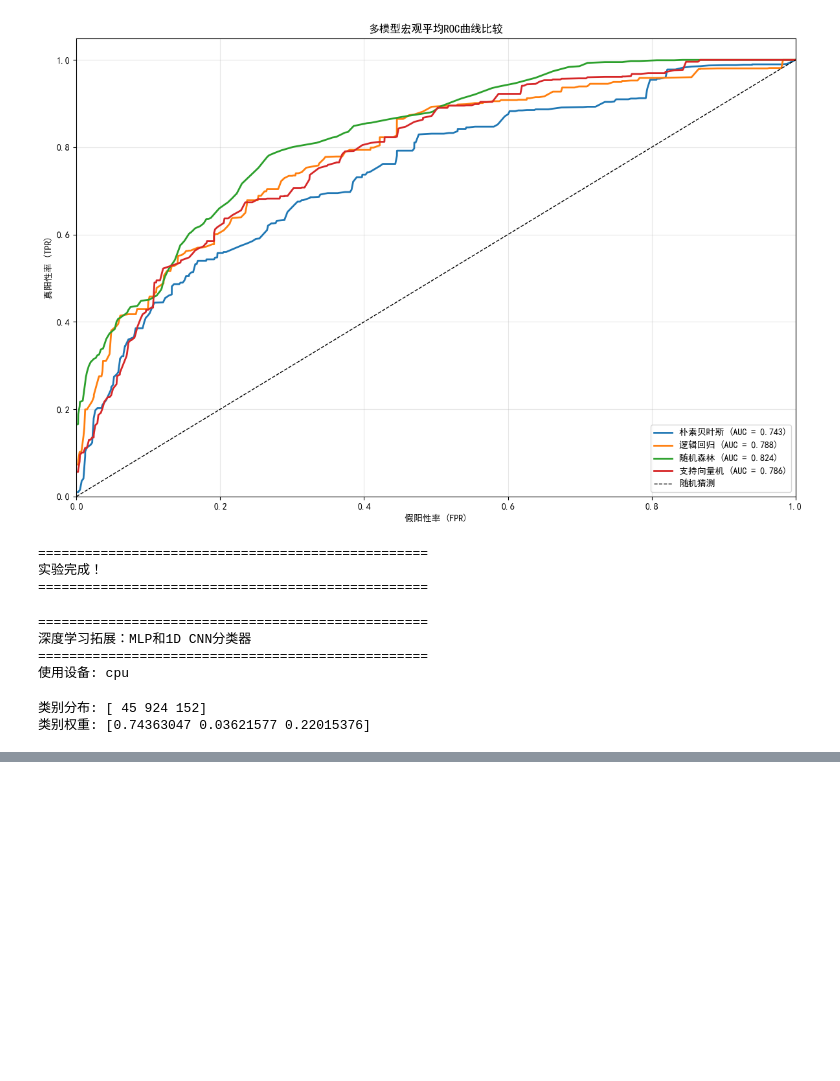
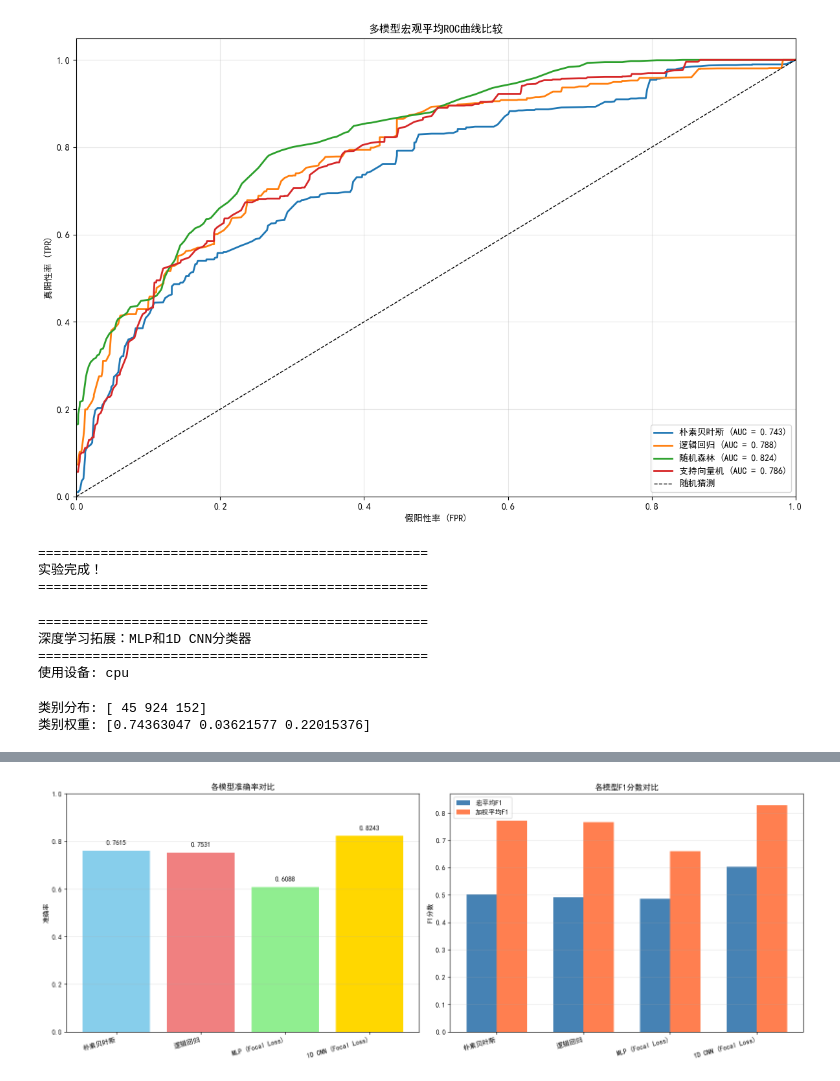
Before and after one commit to sjq0098/Machine_Learning, a Jupyter notebook: lab4/Naive_Bayes_classification.ipynb, the cells around one changed output, grey strips where cells are left out. Cells and saved outputs as stored; diff of their text form; code cells hidden in the pictures; blank space fills up the shorter version.

```diff
--- a/lab4/Naive_Bayes_classification.ipynb
+++ b/lab4/Naive_Bayes_classification.ipynb
@@ -1046,0 +1309,86 @@ ValueError: Expected more than 1 value per channel when training, got input size
+# %%
+# ==================== 所有模型综合对比 ====================
+print("\n" + "=" * 50)
+print("所有模型综合性能对比")
+print("=" * 50)
+
+# 收集所有模型的结果
+all_models_results = {
+    '朴素贝叶斯': {
+        'accuracy': accuracy_custom,
+        'predictions': y_pred_custom,
+        'probabilities': y_pred_proba_custom
+    },
+    '逻辑回归': {
+        'accuracy': np.mean(sklearn_nb.predict(X_test_norm) == y_test),
+        'predictions': sklearn_nb.predict(X_test_norm),
+        'probabilities': sklearn_nb.predict_proba(X_test_norm)
+    },
+    'MLP (Focal Loss)': {
+        'accuracy': mlp_acc / 100,
+        'predictions': mlp_preds,
+        'probabilities': mlp_probs
+    },
+    '1D CNN (Focal Loss)': {
+        'accuracy': cnn_acc / 100,
+        'predictions': cnn_preds,
+        'probabilities': cnn_probs
+    }
+}
+
+# 计算各模型的F1分数
+from sklearn.metrics import f1_score
+
+print("\n模型综合性能对比:")
+print(f"{'模型':<20} {'准确率':<12} {'宏平均F1':<12} {'加权平均F1':<12}")
+print("-" * 60)
+
+for model_name, results in all_models_results.items():
+    acc = results['accuracy']
+    preds = results['predictions']
+    macro_f1 = f1_score(y_test, preds, average='macro')
+    weighted_f1 = f1_score(y_test, preds, average='weighted')
+
+    print(f"{model_name:<20} {acc:<12.4f} {macro_f1:<12.4f} {weighted_f1:<12.4f}")
+
+# 绘制综合对比图
+fig, axes = plt.subplots(1, 2, figsize=(16, 6))
+
+# 准确率对比
+model_names = list(all_models_results.keys())
+accuracies = [all_models_results[name]['accuracy'] for name in model_names]
+
+axes[0].bar(range(len(model_names)), accuracies, color=['skyblue', 'lightcoral', 'lightgreen', 'gold'])
+axes[0].set_xticks(range(len(model_names)))
+axes[0].set_xticklabels(model_names, rotation=15, ha='right')
+axes[0].set_ylabel('准确率')
+axes[0].set_title('各模型准确率对比')
+axes[0].set_ylim([0, 1])
+axes[0].grid(axis='y', alpha=0.3)
+
+# 为每个柱子添加数值标签
+for i, acc in enumerate(accuracies):
+    axes[0].text(i, acc + 0.02, f'{acc:.4f}', ha='center', va='bottom')
+
+# F1分数对比
+macro_f1s = [f1_score(y_test, all_models_results[name]['predictions'], average='macro')
+             for name in model_names]
+weighted_f1s = [f1_score(y_test, all_models_results[name]['predictions'], average='weighted')
+                for name in model_names]
+
+x = np.arange(len(model_names))
+width = 0.35
+
+axes[1].bar(x - width/2, macro_f1s, width, label='宏平均F1', color='steelblue')
+axes[1].bar(x + width/2, weighted_f1s, width, label='加权平均F1', color='coral')
+axes[1].set_xticks(x)
+axes[1].set_xticklabels(model_names, rotation=15, ha='right')
+axes[1].set_ylabel('F1分数')
+axes[1].set_title('各模型F1分数对比')
+axes[1].legend()
+axes[1].grid(axis='y', alpha=0.3)
+
+plt.tight_layout()
+plt.savefig('all_models_comparison.png', dpi=300, bbox_inches='tight')
+plt.show()
+# %% [output]
@@ -1046,0 +1406 @@ ValueError: Expected more than 1 value per channel when training, got input size
+[figure, added]
```
Also changed, not shown: parts of 7 cells of this notebook.
